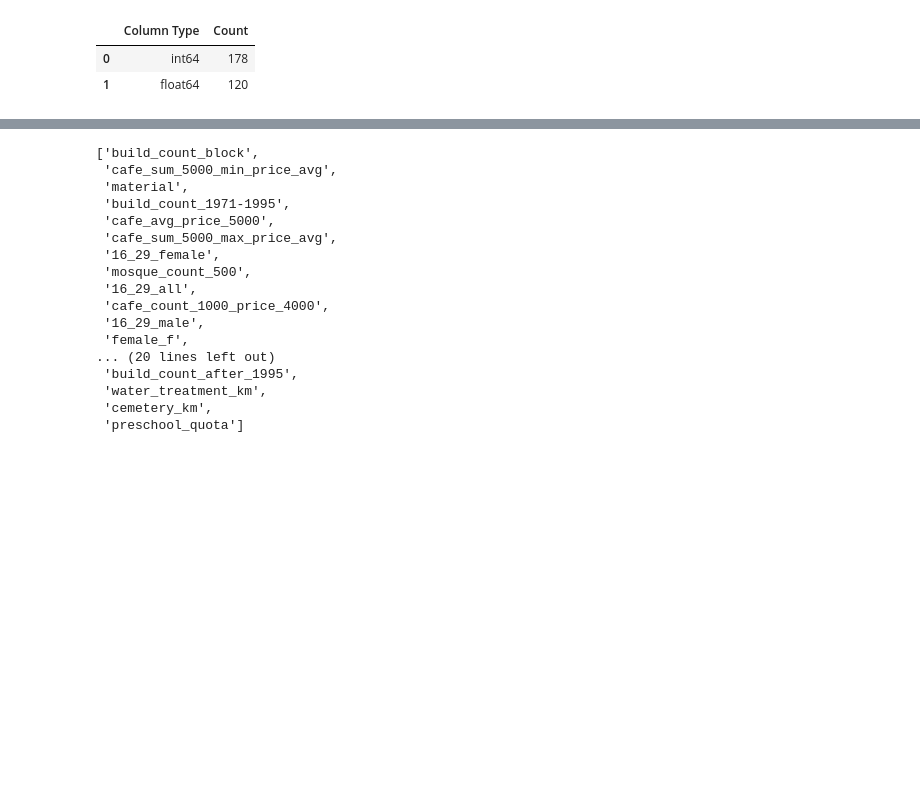
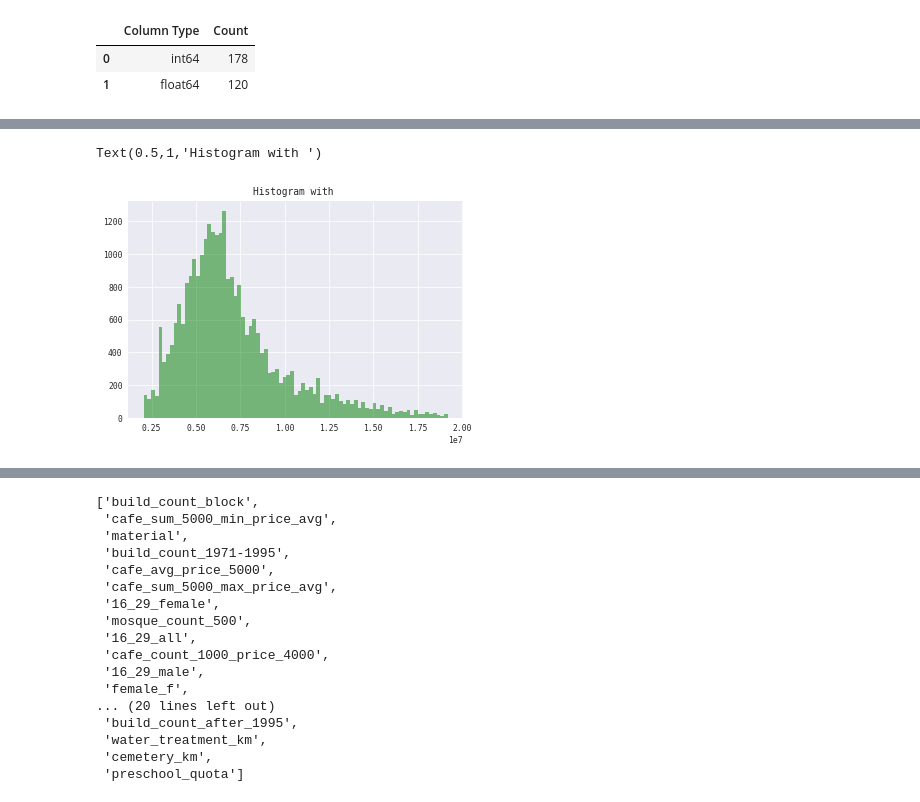
Before and after one commit to quedogf94/Spring2019_Project1, a Jupyter notebook: Goal_1.ipynb, the cells around one changed output, grey strips where cells are left out. Cells and saved outputs as stored; diff of their text form; code cells hidden in the pictures; blank space fills up the shorter version.

```diff
--- a/Goal_1.ipynb
+++ b/Goal_1.ipynb
@@ -249,0 +269,14 @@ print (train_df)
+# %%
+#from matplotlib import pyplot
+#seed(1)
+#pyplot.hist(train_df['price_doc']
+#pyplot.show()
+
+rng = np.random.RandomState(10)  # deterministic random data
+a = np.hstack((rng.normal(size=1000),
+rng.normal(loc=5, scale=2, size=1000)))
+plt.hist(train_df['price_doc'], bins='auto',facecolor='green',alpha=.5)
+plt.title("Histogram with ")
+# %% [output]
+Text(0.5,1,'Histogram with ')
+[figure, added]
```
Also changed, not shown: parts of 8 cells of this notebook.
